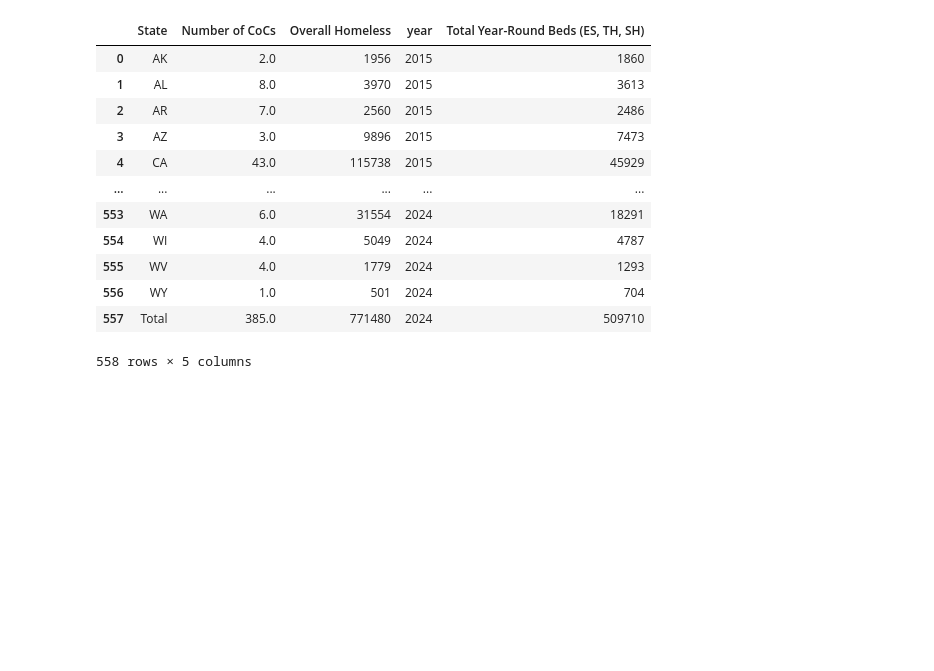
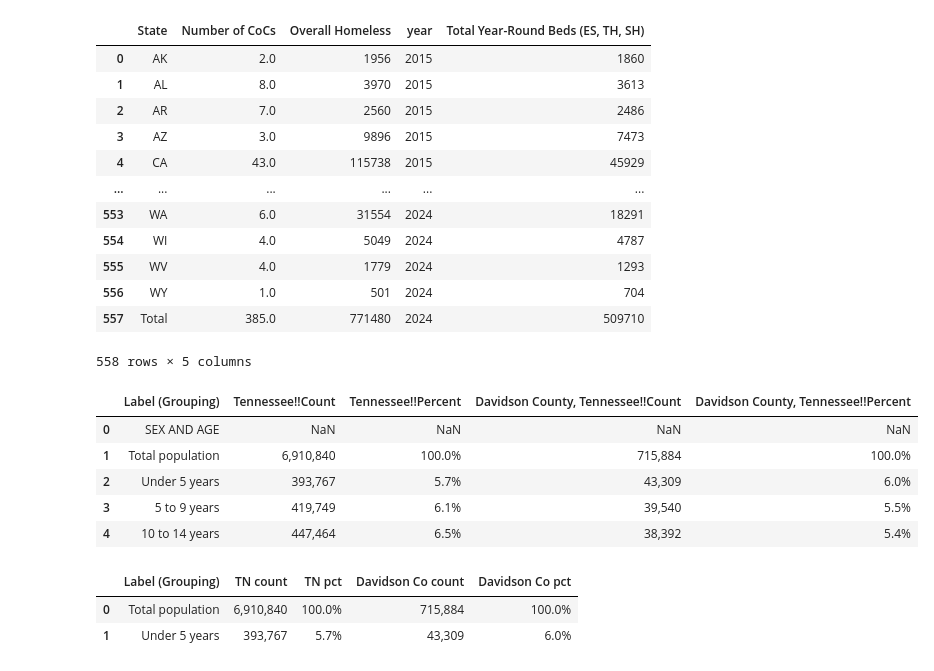
Before and after one commit to JLRoselle/homelessness-data-literacy-project, a Jupyter notebook: data_literacy.ipynb, the cells around one changed output. Saved outputs shown, nothing was run; the diff lists cells and outputs as text; code cells hidden in the pictures; blank space fills up the shorter version.

Commit message:
Added TNpop csv

```diff
--- a/data_literacy.ipynb
+++ b/data_literacy.ipynb
@@ -259,3 +269,13 @@ pits_hics
 558 rows × 5 columns
 # %%
 pits_hics.to_csv('..\data\pits_hics.csv')
+# %%
+TNpop = pd.read_csv('..\data\TN_Nash pop 2020.csv')
+TNpop.head(5)
+# %% [output]
+|  | Label (Grouping) | Tennessee!!Count | Tennessee!!Percent | Davidson County, Tennessee!!Count | Davidson County, Tennessee!!Percent |
+| 0 | SEX AND AGE | NaN | NaN | NaN | NaN |
+| 1 | Total population | 6,910,840 | 100.0% | 715,884 | 100.0% |
+| 2 | Under 5 years | 393,767 | 5.7% | 43,309 | 6.0% |
+| 3 | 5 to 9 years | 419,749 | 6.1% | 39,540 | 5.5% |
+| 4 | 10 to 14 years | 447,464 | 6.5% | 38,392 | 5.4% |
@@ -261,0 +284,7 @@ pits_hics.to_csv('..\data\pits_hics.csv')
+# %%
+TNpop = TNpop.iloc[1:].reset_index(drop=True)
+TNpop.head(2)
+# %% [output]
+|  | Label (Grouping) | TN count | TN pct | Davidson Co count | Davidson Co pct |
+| 0 | Total population | 6,910,840 | 100.0% | 715,884 | 100.0% |
+| 1 | Under 5 years | 393,767 | 5.7% | 43,309 | 6.0% |
```
Also changed, not shown: parts of 6 cells of this notebook.
